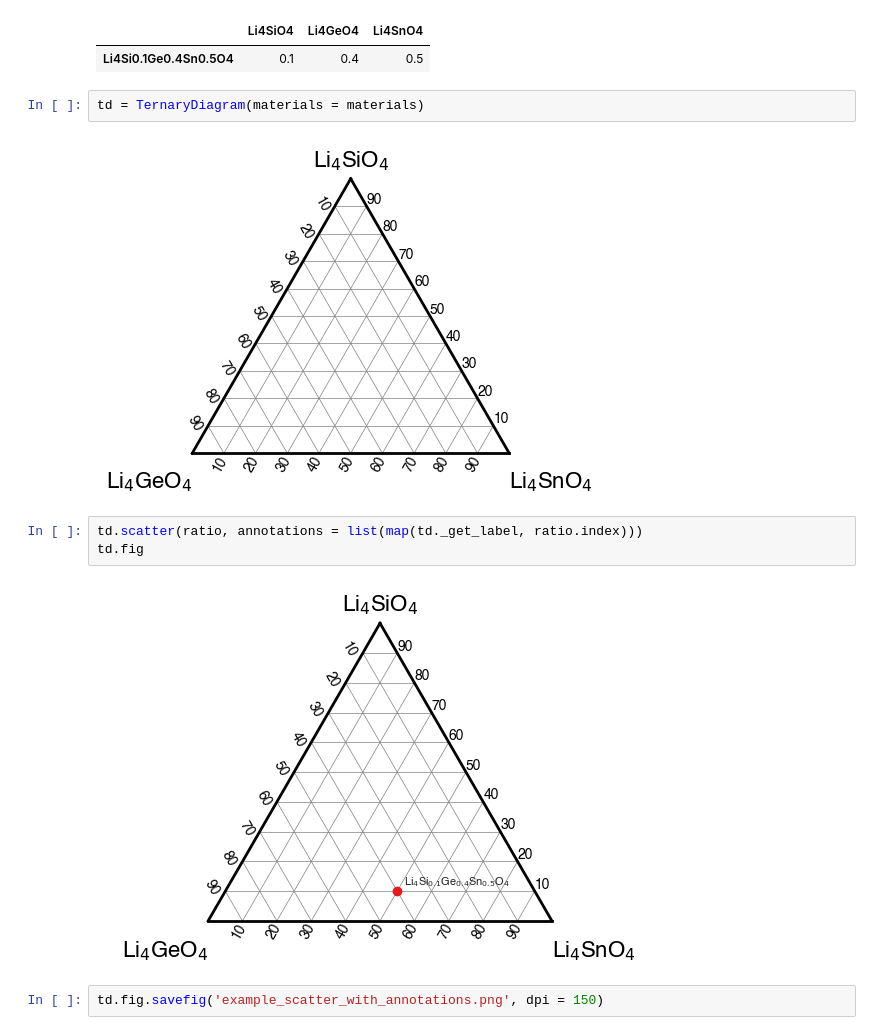
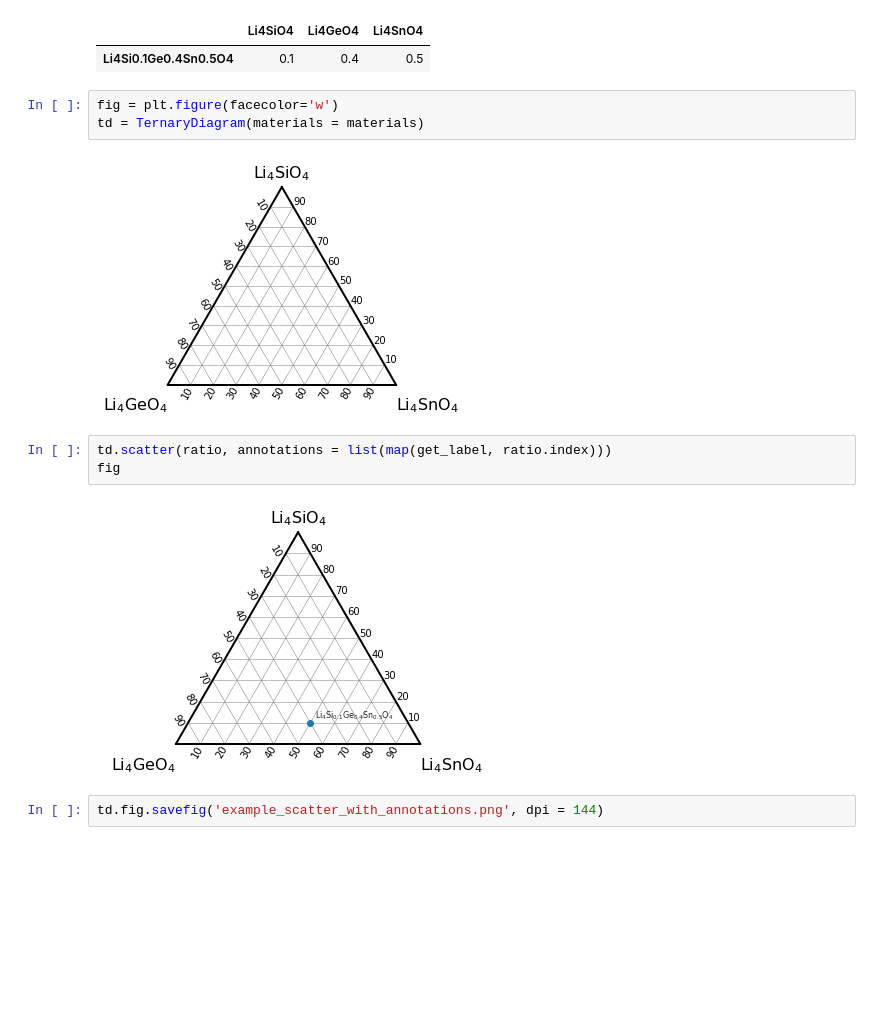
Before and after one commit to yu9824/ternary_diagram, a Jupyter notebook: example/scatter/example_scatter_with_annotations.ipynb, the cells around one changed output. Drawn from its saved outputs; the diff is of its cells as text; blank space fills up the shorter version.

Commit message:
Update example.

```diff
--- a/example/scatter/example_scatter_with_annotations.ipynb
+++ b/example/scatter/example_scatter_with_annotations.ipynb
@@ -14,13 +16,14 @@ ratio
 |  | Li4SiO4 | Li4GeO4 | Li4SnO4 |
 | Li4Si0.1Ge0.4Sn0.5O4 | 0.1 | 0.4 | 0.5 |
 # %%
+fig = plt.figure(facecolor='w')
 td = TernaryDiagram(materials = materials)
 # %% [output]
-[figure, old version]
+[figure, new version]
 # %%
-td.scatter(ratio, annotations = list(map(td._get_label, ratio.index)))
-td.fig
+td.scatter(ratio, annotations = list(map(get_label, ratio.index)))
+fig
 # %% [output]
-[figure, old version]
+[figure, new version]
 # %%
-td.fig.savefig('example_scatter_with_annotations.png', dpi = 150)
+td.fig.savefig('example_scatter_with_annotations.png', dpi = 144)
```
Also changed, not shown: parts of 1 cell of this notebook, 12 other files.
